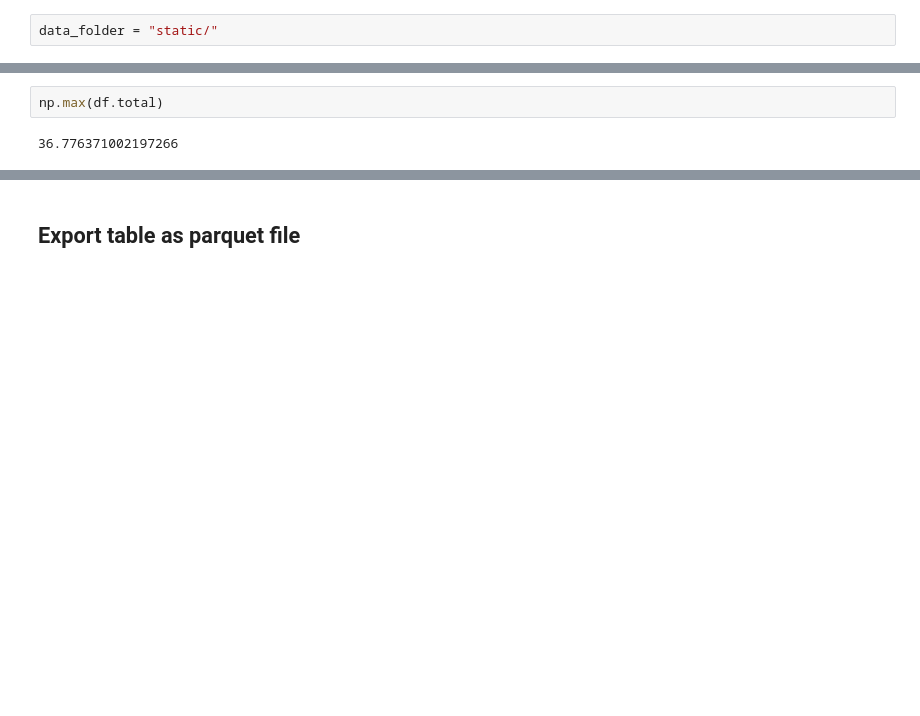
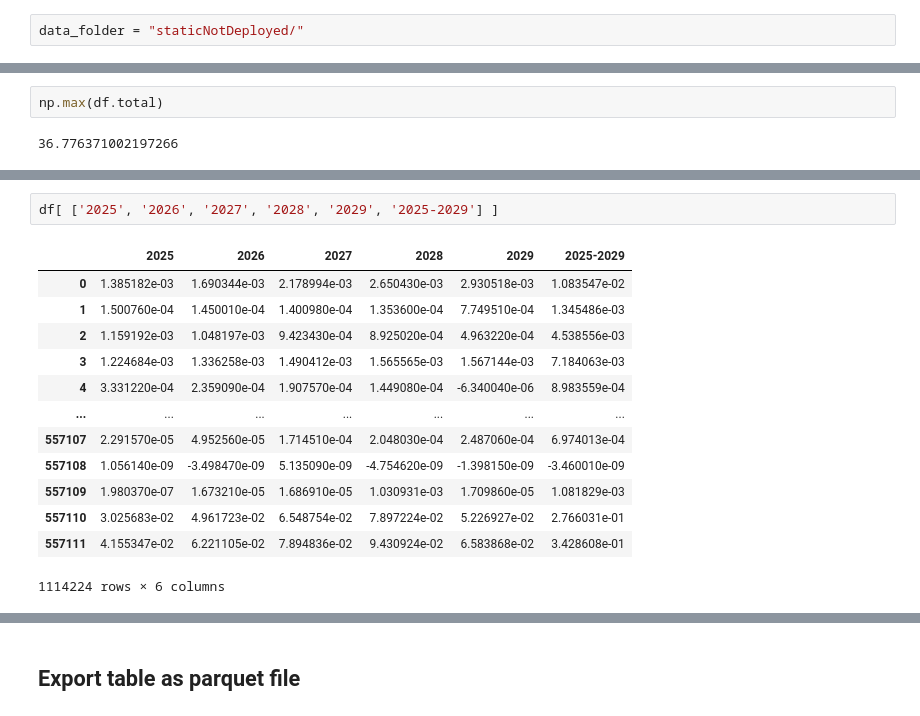
Before and after one commit to gwennan/CoBenefits, a Jupyter notebook: dataProcess.ipynb, the cells around one changed output, grey strips where cells are left out. Saved outputs shown, nothing was run; the diff lists cells and outputs as text; blank space fills up the shorter version.

```diff
--- a/dataProcess.ipynb
+++ b/dataProcess.ipynb
@@ -3,7 +3,7 @@ import pandas as pd
 import numpy as np
 import duckdb
 # %%
-data_folder = "static/"
+data_folder = "staticNotDeployed/"
 # %%
 scenario_BNZ_path = "simulations_new/BNZ.csv"
 scenario_holder_path = "simulations_new/BNZ.csv"
@@ -75,0 +112,16 @@ dtype: object
+# %%
+df[ ['2025', '2026', '2027', '2028', '2029', '2025-2029'] ]
+# %% [output]
+|  | 2025 | 2026 | 2027 | 2028 | 2029 | 2025-2029 |
+| 0 | 1.385182e-03 | 1.690344e-03 | 2.178994e-03 | 2.650430e-03 | 2.930518e-03 | 1.083547e-02 |
+| 1 | 1.500760e-04 | 1.450010e-04 | 1.400980e-04 | 1.353600e-04 | 7.749510e-04 | 1.345486e-03 |
+| 2 | 1.159192e-03 | 1.048197e-03 | 9.423430e-04 | 8.925020e-04 | 4.963220e-04 | 4.538556e-03 |
+| 3 | 1.224684e-03 | 1.336258e-03 | 1.490412e-03 | 1.565565e-03 | 1.567144e-03 | 7.184063e-03 |
+| 4 | 3.331220e-04 | 2.359090e-04 | 1.907570e-04 | 1.449080e-04 | -6.340040e-06 | 8.983559e-04 |
+| ... | ... | ... | ... | ... | ... | ... |
+| 557107 | 2.291570e-05 | 4.952560e-05 | 1.714510e-04 | 2.048030e-04 | 2.487060e-04 | 6.974013e-04 |
+| 557108 | 1.056140e-09 | -3.498470e-09 | 5.135090e-09 | -4.754620e-09 | -1.398150e-09 | -3.460010e-09 |
+| 557109 | 1.980370e-07 | 1.673210e-05 | 1.686910e-05 | 1.030931e-03 | 1.709860e-05 | 1.081829e-03 |
+| 557110 | 3.025683e-02 | 4.961723e-02 | 6.548754e-02 | 7.897224e-02 | 5.226927e-02 | 2.766031e-01 |
+| 557111 | 4.155347e-02 | 6.221105e-02 | 7.894836e-02 | 9.430924e-02 | 6.583868e-02 | 3.428608e-01 |
+1114224 rows × 6 columns
```
Also changed, not shown: parts of 9 cells of this notebook, 2 other files.
